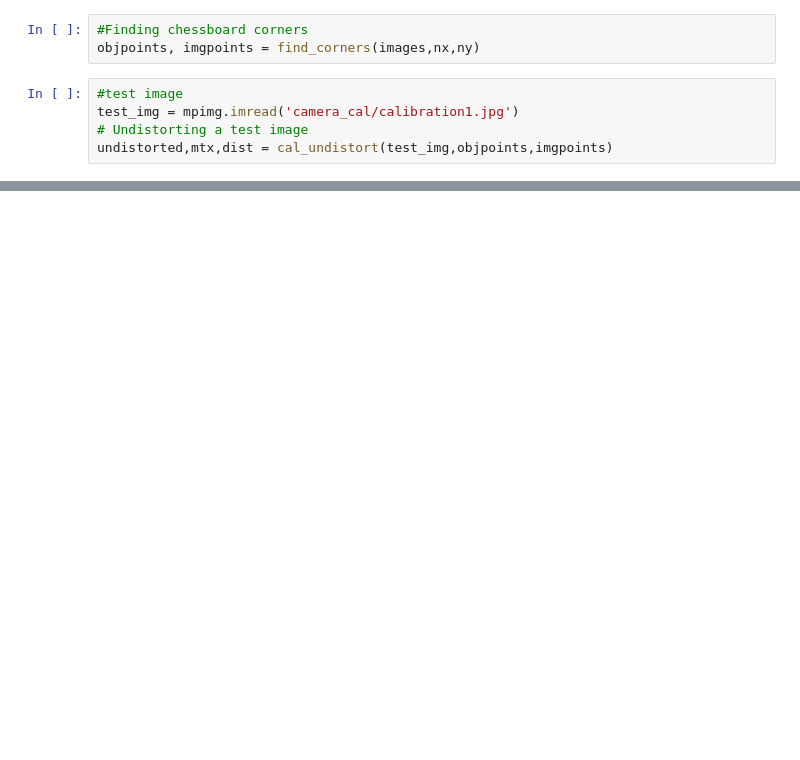
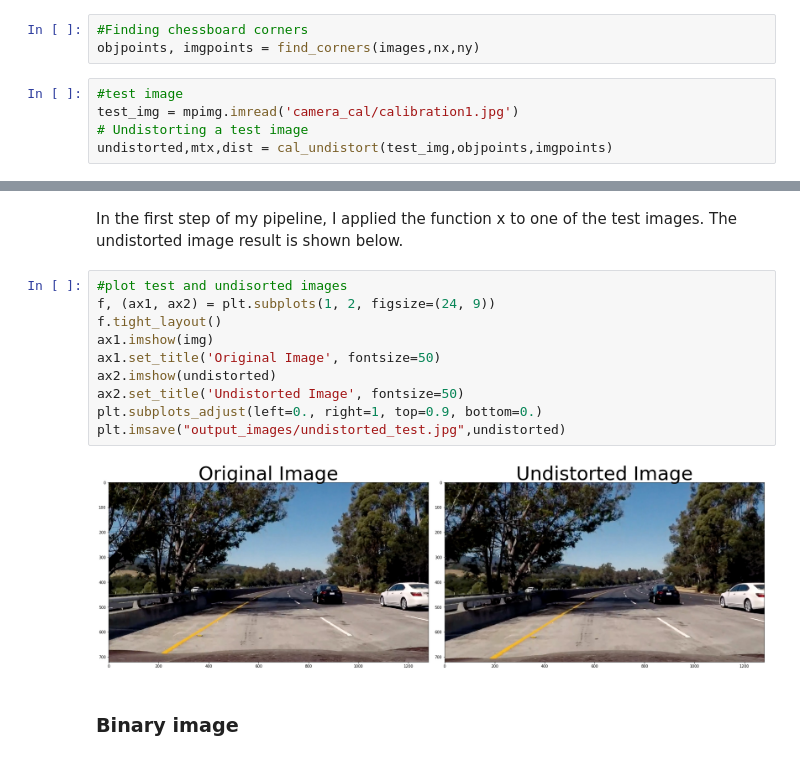
Before and after one commit to madsonrda/advanced_lane_lines, a Jupyter notebook: advanced_lane_finding.ipynb, the cells around one changed output, grey strips where cells are left out. Saved outputs shown, nothing was run; the diff lists cells and outputs as text; blank space fills up the shorter version.

```diff
--- a/advanced_lane_finding.ipynb
+++ b/advanced_lane_finding.ipynb
@@ -125,0 +97,16 @@ plt.subplots_adjust(left=0., right=1, top=0.9, bottom=0.)
+# %% [markdown]
+In the first step of my pipeline, I applied the function x to one of the test images. The undistorted image result is shown below.
+# %%
+#plot test and undisorted images
+f, (ax1, ax2) = plt.subplots(1, 2, figsize=(24, 9))
+f.tight_layout()
+ax1.imshow(img)
+ax1.set_title('Original Image', fontsize=50)
+ax2.imshow(undistorted)
+ax2.set_title('Undistorted Image', fontsize=50)
+plt.subplots_adjust(left=0., right=1, top=0.9, bottom=0.)
+plt.imsave("output_images/undistorted_test.jpg",undistorted)
+# %% [output]
+[figure, added]
+# %% [markdown]
+### Binary image
```
Also changed, not shown: parts of 39 cells of this notebook, 4 other files.
